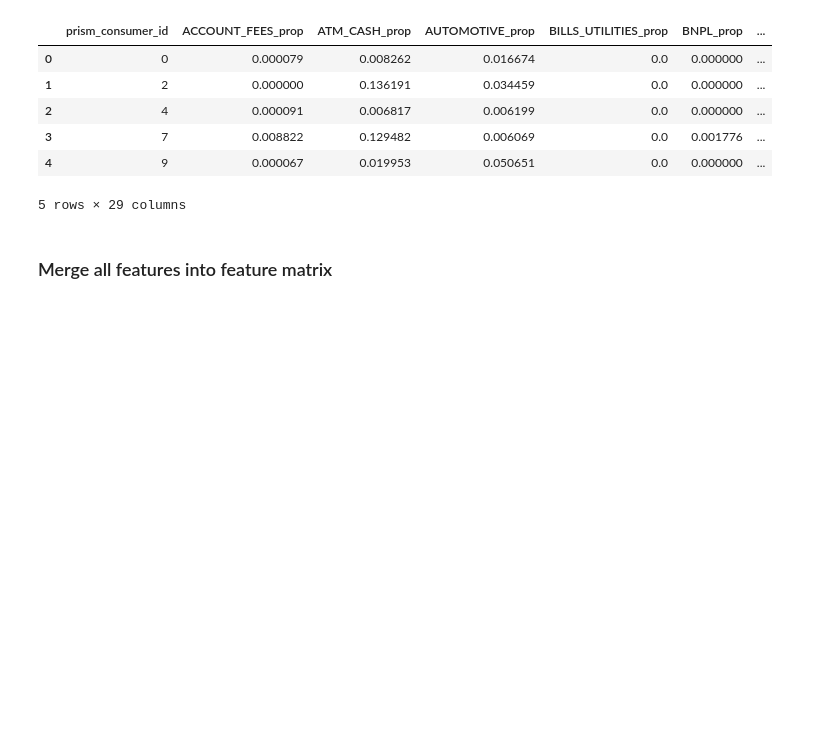
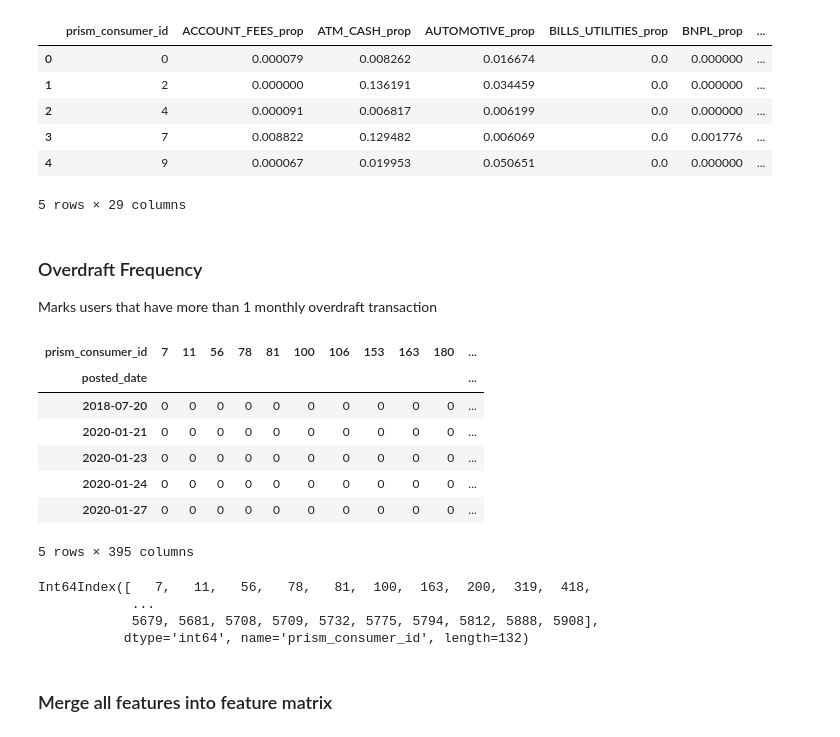
Before and after one commit to JiaDarren/DSC_180A, a Jupyter notebook: notebooks/risk_predictor.ipynb, the cells around one changed output. Cells and saved outputs as stored; diff of their text form; code cells hidden in the pictures; blank space fills up the shorter version.

Commit message:
added overdraft user flag

```diff
--- a/notebooks/risk_predictor.ipynb
+++ b/notebooks/risk_predictor.ipynb
@@ -470,3 +470,31 @@ total_cons_spending_prop.head()
 | 3 | 7 | 0.008822 | 0.129482 | 0.006069 | 0.0 | 0.001776 | ... |
 | 4 | 9 | 0.000067 | 0.019953 | 0.050651 | 0.0 | 0.000000 | ... |
 5 rows × 29 columns
+# %% [markdown]
+### Overdraft Frequency
+
+Marks users that have more than 1 monthly overdraft transaction
+# %%
+# overdraft frequency, high risk = more than once a month
+overdraft = outflows[outflows['category_description'] == 'OVERDRAFT']
+crosstab = pd.crosstab(overdraft['posted_date'], overdraft['prism_consumer_id'])
+crosstab.head()
+# %% [output]
+| prism_consumer_id | 7 | 11 | 56 | 78 | 81 | 100 | 106 | 153 | 163 | 180 | ... |
+| posted_date |  |  |  |  |  |  |  |  |  |  | ... |
+| 2018-07-20 | 0 | 0 | 0 | 0 | 0 | 0 | 0 | 0 | 0 | 0 | ... |
+| 2020-01-21 | 0 | 0 | 0 | 0 | 0 | 0 | 0 | 0 | 0 | 0 | ... |
+| 2020-01-23 | 0 | 0 | 0 | 0 | 0 | 0 | 0 | 0 | 0 | 0 | ... |
+| 2020-01-24 | 0 | 0 | 0 | 0 | 0 | 0 | 0 | 0 | 0 | 0 | ... |
+| 2020-01-27 | 0 | 0 | 0 | 0 | 0 | 0 | 0 | 0 | 0 | 0 | ... |
+5 rows × 395 columns
+# %%
+outflow_count = pd.DataFrame(crosstab[crosstab > 1].stack()).reset_index()
+outflow_count = outflow_count.rename(columns = {'0': 'Overdraft Occurance'})
+outflow_count_index = pd.DataFrame(outflow_count.groupby('prism_consumer_id').count()['posted_date']).index
+outflow_count_index
+# %% [output]
+Int64Index([   7,   11,   56,   78,   81,  100,  163,  200,  319,  418,
+            ...
+            5679, 5681, 5708, 5709, 5732, 5775, 5794, 5812, 5888, 5908],
+           dtype='int64', name='prism_consumer_id', length=132)
```
Also changed, not shown: parts of 3 cells of this notebook.
